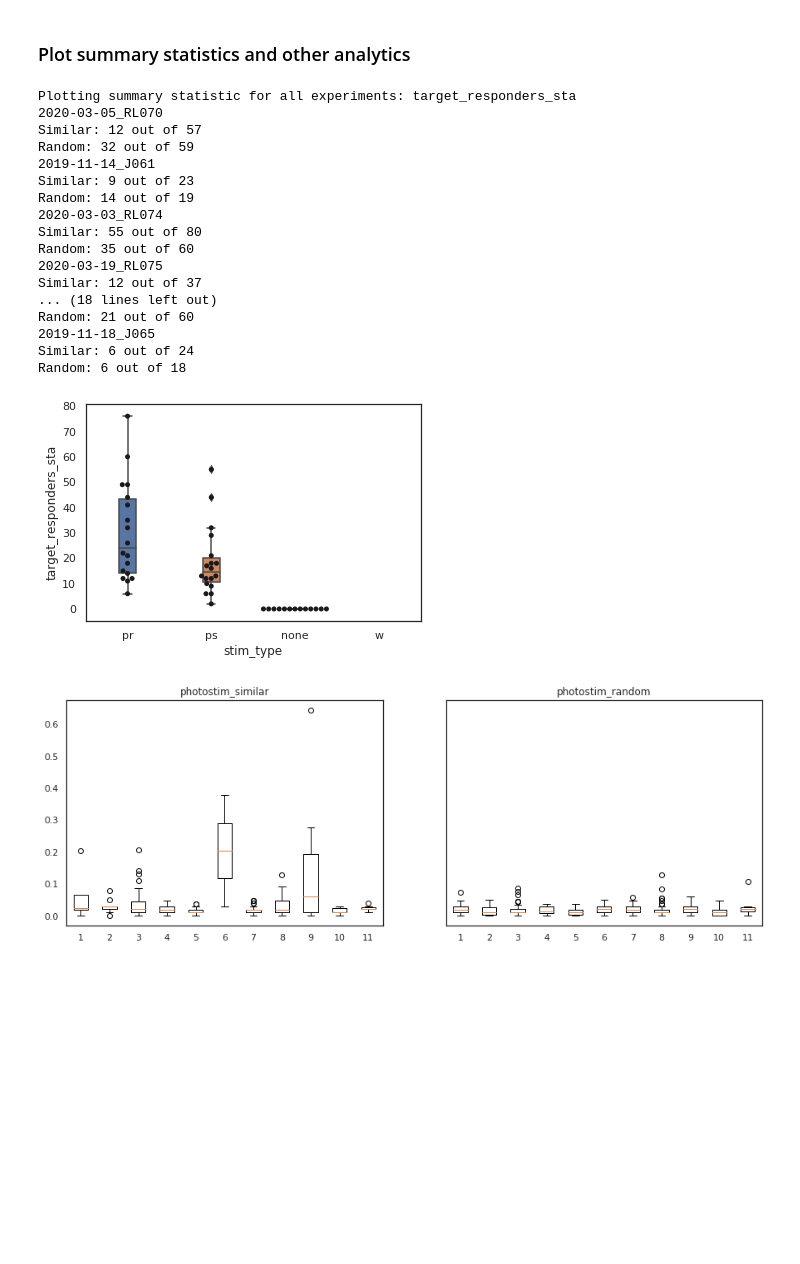
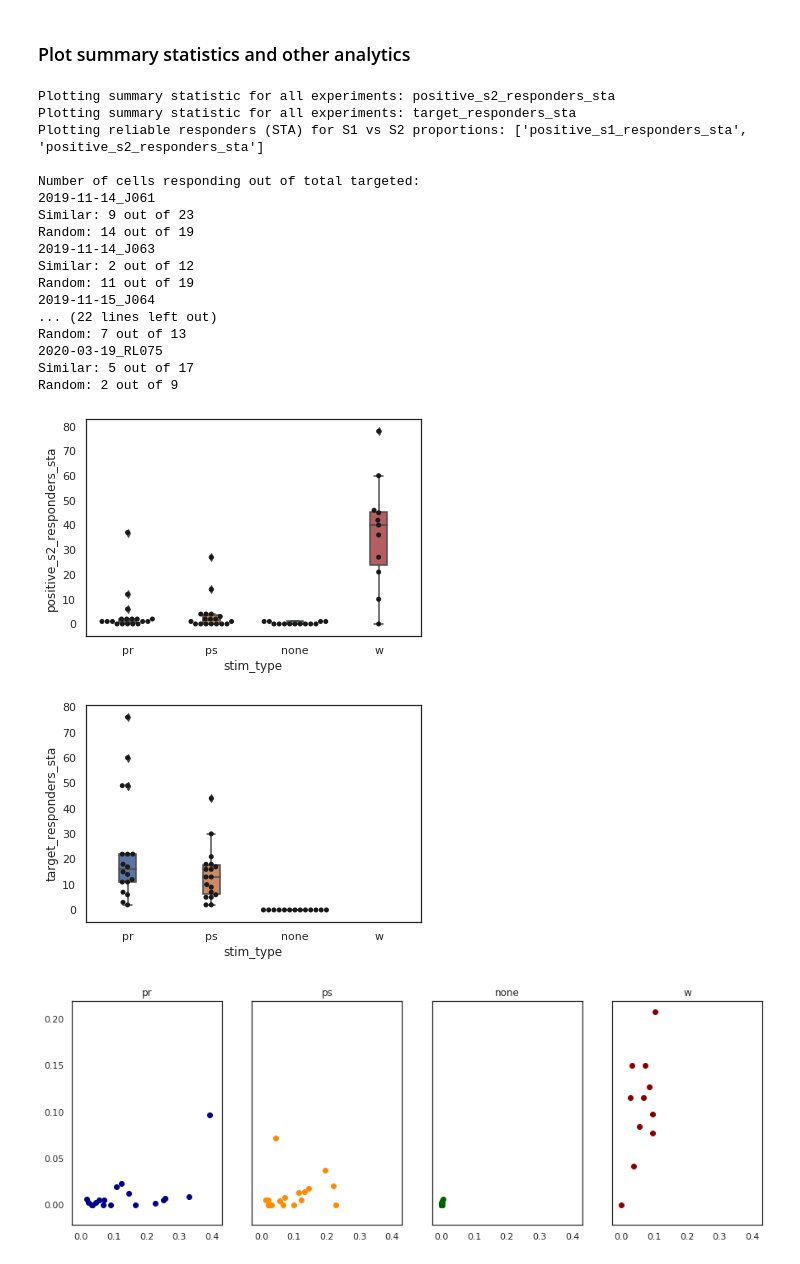
Before and after one commit to Packer-Lab/Vape, a Jupyter notebook: jupyter/rob/interareal_plotting.ipynb, the cells around one changed output. Drawn from its saved outputs; the diff is of its cells as text; code cells hidden in the pictures; blank space fills up the shorter version.

```diff
--- a/jupyter/rob/interareal_plotting.ipynb
+++ b/jupyter/rob/interareal_plotting.ipynb
@@ -48,7 +48,7 @@ temp_df
 # %% [markdown]
 ### Add new pickle files to the master object
 # %%
-# master_obj.addPickles()
+master_obj.addPickles()
 
-# with open(master_path, 'wb') as f:
-#     pickle.dump(master_obj, f)
+with open(master_path, 'wb') as f:
+    pickle.dump(master_obj, f)
@@ -55,7 +57,7 @@ temp_df
 # %% [markdown]
 ### Create master object and collate all analysis from individual experiments
 # %%
-master_obj = ip.interarealPlotting(pkl_folder)
+# master_obj = ip.interarealPlotting(pkl_folder)
 
-with open(master_path, 'wb') as f:
-    pickle.dump(master_obj, f)
+# with open(master_path, 'wb') as f:
+#     pickle.dump(master_obj, f)
@@ -74,7 +78,7 @@ with open(master_path, 'rb') as f:
 # master_obj.boxplotSummaryStat('non_target_sta_amp')
 # master_obj.boxplotSummaryStat('s2_sta_amp')
 # master_obj.boxplotSummaryStat('stim_freq')
-# master_obj.boxplotSummaryStat('positive_s2_responders_sta')
+master_obj.boxplotSummaryStat('positive_s2_responders_sta')
 master_obj.boxplotSummaryStat('target_responders_sta')
 # plt.savefig(os.path.join(fig_save_path, 'positive_s2_responders_sta.svg'))
 
@@ -88,45 +92,46 @@ master_obj.boxplotSummaryStat('target_responders_sta')
 # master_obj.lineplotSTA('s2_sta')
 
 # Plot probability of response for each stim separately for each animal
 # master_obj.boxplotProbResponse(to_mask='target_cells')
 # plt.savefig(os.path.join(fig_save_path, 'prob_response_boxplot.svg'))
 
 # Plot probability of response for each cell across two different stim types
 # master_obj.scatterProbResponse(to_mask='target_cells')
 # plt.savefig(os.path.join(fig_save_path, 'prob_response_scatter.svg'))
 
 # Plot reliable responders over 100 trials (STA)
 # master_obj.scatterResponseSTA(['target_responders_sta', 'positive_s2_responders_sta'], proportion=False)
-# master_obj.scatterResponseSTA(['positive_s1_responders_sta', 'positive_s2_responders_sta'], proportion=True)
+master_obj.scatterResponseSTA(['positive_s1_responders_sta', 'positive_s2_responders_sta'], proportion=True)
 
 # Plot all responders per trial (> 2 S.D. of baseline)
 # master_obj.scatterResponseTrial(['target_responders_trial_sum', 'positive_s2_responders_trial'], proportion=True)
 # master_obj.scatterResponseTrial(['target_responders_trial_sum', 'positive_s2_responders_trial'])
 # master_obj.scatterResponseTrial(['positive_s1_responders_trial', 'positive_s2_responders_trial'], proportion=True)
 # master_obj.scatterResponseTrial(['positive_s1_responders_trial', 'positive_s2_responders_trial'])
 # master_obj.scatterResponseTrial(['target_sum_dff', 'positive_s2_responders_trial'])
 # master_obj.scatterResponseTrial(['num_whisker_targets', 'positive_s2_responders_trial'])
 # master_obj.scatterResponseTrial(['euclid_dist', 'positive_s2_responders_trial'])
 
 # Plot whisker bias of targets
 master_obj.boxplotWhiskerBias()
 # %% [output]
+Plotting summary statistic for all experiments: positive_s2_responders_sta
 Plotting summary statistic for all experiments: target_responders_sta
-2020-03-05_RL070
-Similar: 12 out of 57
-Random: 32 out of 59
+Plotting reliable responders (STA) for S1 vs S2 proportions: ['positive_s1_responders_sta', 'positive_s2_responders_sta']
+
+Number of cells responding out of total targeted:
 2019-11-14_J061
 Similar: 9 out of 23
 Random: 14 out of 19
-2020-03-03_RL074
-Similar: 55 out of 80
-Random: 35 out of 60
+2019-11-14_J063
+Similar: 2 out of 12
+Random: 11 out of 19
+2019-11-15_J064
+... (22 lines left out)
+Random: 7 out of 13
 2020-03-19_RL075
-Similar: 12 out of 37
-... (18 lines left out)
-Random: 21 out of 60
-2019-11-18_J065
-Similar: 6 out of 24
-Random: 6 out of 18
+Similar: 5 out of 17
+Random: 2 out of 9
-[figure, old version]
+[figure, new version]
-[figure, old version]
+[figure, new version]
+[figure, added]
```
Also changed, not shown: parts of 3 cells of this notebook, 6 other files.
